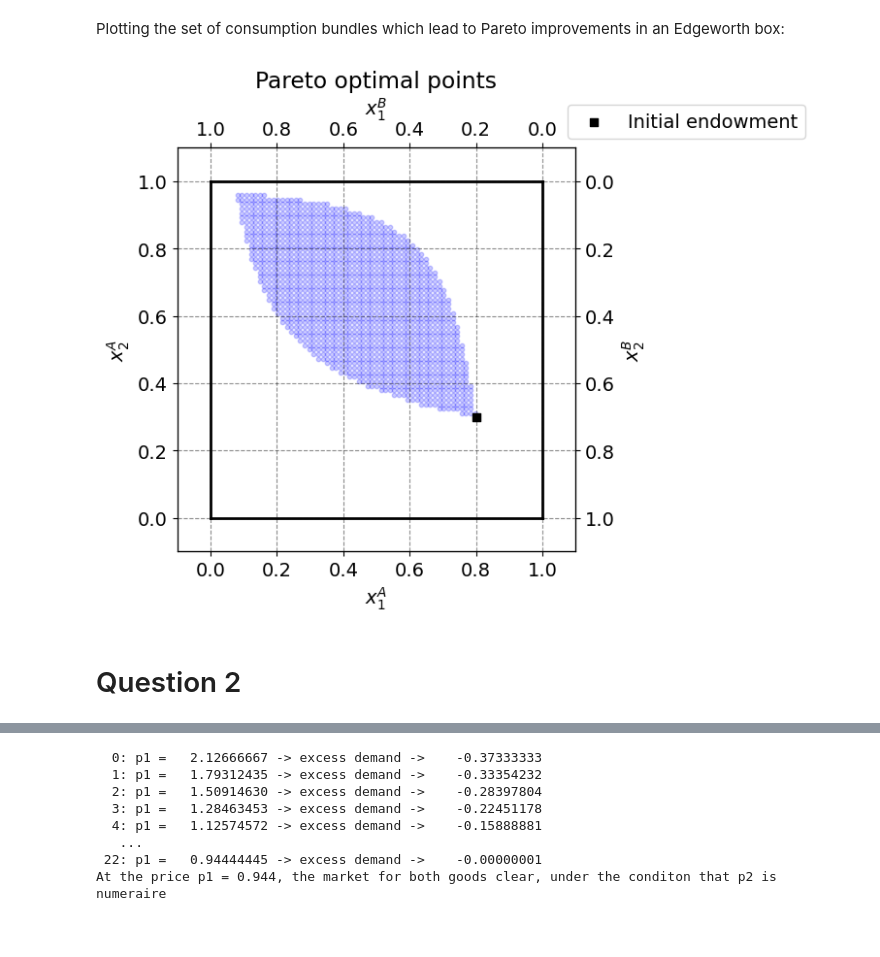
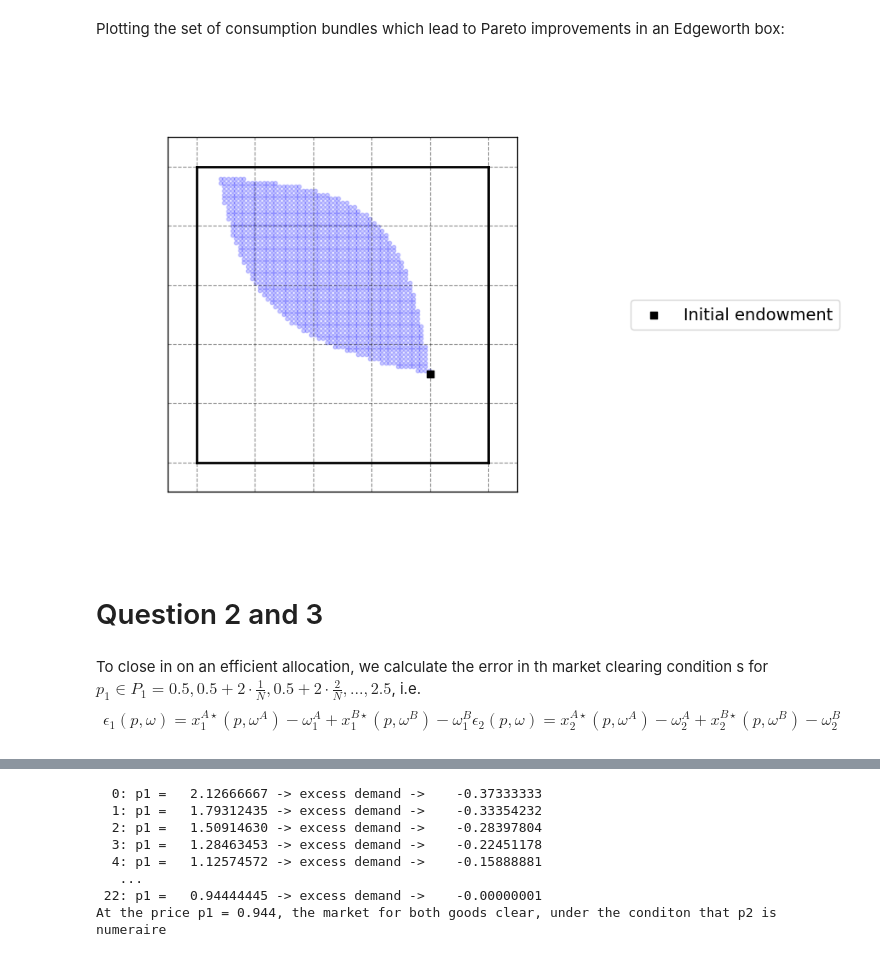
Before and after one commit to NumEconCopenhagen/projects-2024-anne-sofie-ida-anna-livia, a Jupyter notebook: inauguralproject/inauguralproject.ipynb, the cells around one changed output, grey strips where cells are left out. Drawn from its saved outputs; the diff is of its cells as text; code cells hidden in the pictures.

```diff
--- a/inauguralproject/inauguralproject.ipynb
+++ b/inauguralproject/inauguralproject.ipynb
@@ -81,43 +98,56 @@ w2bar = 1.0
 fig = plt.figure(frameon=False,figsize=(6,6), dpi=100)
 ax1 = fig.add_subplot(1, 1, 1)
 
-ax1.set_xlabel("$x_1^A$")
-ax1.set_ylabel("$x_2^A$")
+ax1.set_xlabel("$x_1^A$", color="white")
+ax1.set_ylabel("$x_2^A$", color="white")
 
 temp = ax1.twinx()
-temp.set_ylabel("$x_2^B$")
+temp.set_ylabel("$x_2^B$", color="white")
 ax2 = temp.twiny()
-ax2.set_xlabel("$x_1^B$")
+ax2.set_xlabel("$x_1^B$", color="white")
 
 # a. plot the pareto set
 ax1.scatter(C[:, 0], C[:, 1], s=10, alpha=0.2, color='blue')
 
-# Initil endowments
+# Initial endowments
 ax1.scatter(par.w1A, par.w2A, marker="s", color="black", label="Initial endowment")
 
 # c. create title
-plt.title('Pareto optimal points')
+plt.title('Pareto optimal points', color="white")
 
 # d. enable grid for primary axes
 ax1.grid(True)
 plt.tight_layout()
 
-# limits
+# e. limits
 ax1.plot([0,w1bar],[0,0],lw=2,color='black')
 ax1.plot([0,w1bar],[w2bar,w2bar],lw=2,color='black')
 ax1.plot([0,0],[0,w2bar],lw=2,color='black')
 ax1.plot([w1bar,w1bar],[0,w2bar],lw=2,color='black')
 
 ax1.set_xlim([-0.1, w1bar + 0.1])
 ax1.set_ylim([-0.1, w2bar + 0.1])
 ax2.set_xlim([w1bar + 0.1, -0.1])
 ax2.set_ylim([w2bar + 0.1, -0.1])
 
-ax1.legend(frameon=True,loc='lower right',bbox_to_anchor=(1.6,1.0));
+# f. add legend
+ax1.legend(frameon=True, loc='center left', bbox_to_anchor=(1.3, 0.5))
+
+# g. set tick parameter
+ax1.tick_params(axis='x', colors='white')
+ax1.tick_params(axis='y', colors='white')
+ax2.tick_params(axis='x', colors='white')
+temp.tick_params(axis='y', colors='white')
 
 plt.show()
 # %% [output]
-[figure, old version]
+[figure, new version]
 # %% [markdown]
-# Question 2
+# Question 2 and 3
+# %% [markdown]
+To close in on an efficient allocation, we calculate the error in th market clearing condition s for $p_1 ∈ P_1 = {0.5,0.5+2\cdot \frac{1}{N} ,0.5+ 2\cdot\frac{2}{N} ,...,2.5}$, i.e.
+$$
+\epsilon_1(p,\omega) = x^{A⋆}_1 (p,\omega^A) −\omega^A_1 + x^{B⋆}_1 (p,\omega^B) −\omega^B_1
+\epsilon_2(p,\omega) = x^{A⋆}_2 (p,\omega^A) −\omega^A_2 + x^{B⋆}_2 (p,\omega^B) −\omega^B_2
+$$
 # %%
```
Also changed, not shown: parts of 12 cells of this notebook, 2 other files.
